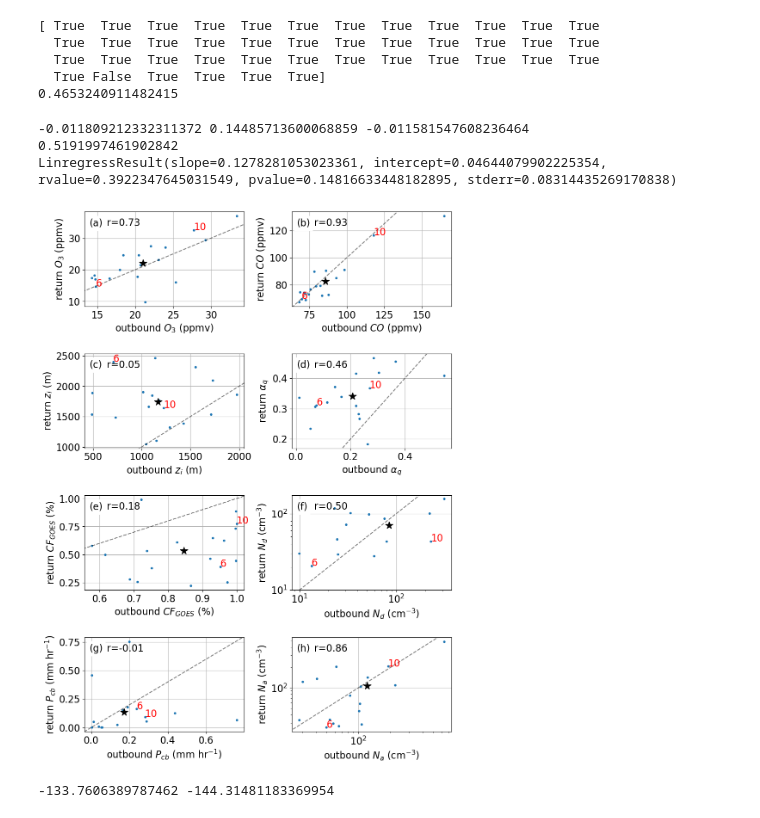
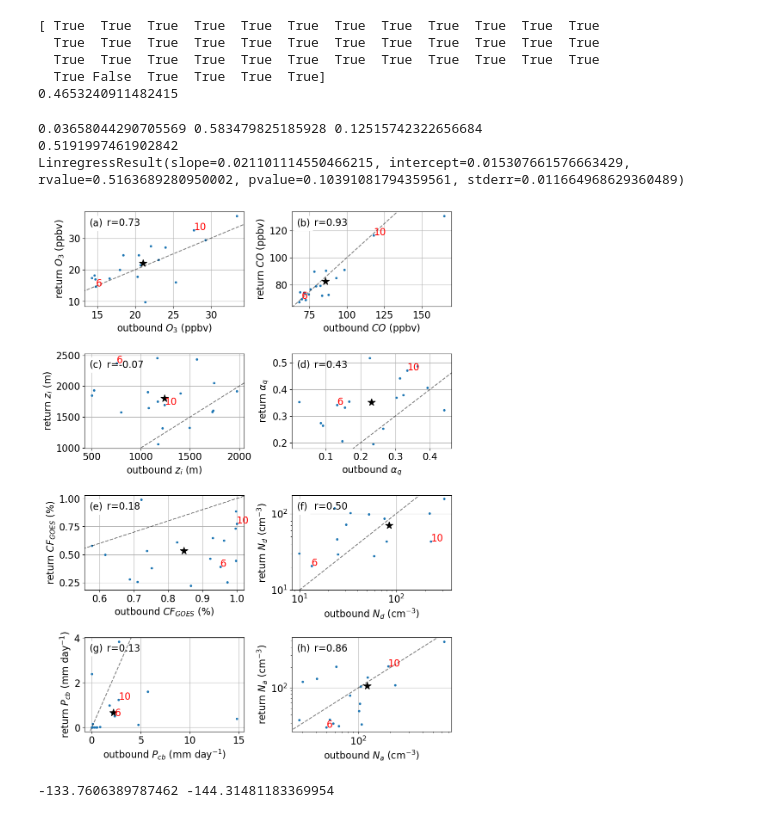
Before and after one commit to jkcm/lagrangian-cset, a Jupyter notebook: make_bigtable.ipynb, the cells around one changed output. Drawn from its saved outputs; the diff is of its cells as text; code cells hidden in the pictures.

```diff
--- a/make_bigtable.ipynb
+++ b/make_bigtable.ipynb
@@ -21,14 +24,14 @@ The autoreload extension is already loaded. To reload it, use:
 # %%
 combined_cases = {}
 for key, case in lc.all_cases.items():
-#     if key not in [6, 10]:
-#         continue
+    if key not in [6, 10]:
+        continue
     print(key)
     TLC = lc.TrajectoryCase(case['TLC_name'])
     TLC.add_traj_data()
     ALC = lc.AircraftCase(case['ALC_name'])
     ALC.add_ERA_data()
-    ALC.add_precip_data()
+#     ALC.add_precip_data()
     CLC = lc.CombinedCase(ALC, TLC, number=key)
     combined_cases[key] = CLC
 #     CLC.plot(save=True)
@@ -74,12 +77,12 @@ dzidt_TLC = np.nanmean(dzi_vals)/(utils.as_datetime(df['ret_time'][num]) - utils
 #         zi_vals.append(np.nanmean(v[index]))
 # %%
 out_ret_vars = ['GOES_CF', 'EIS', 'LTS', 'delta_q', 'delta_T', 'CDP_Nd', 'CDP_Nd_p', 'zi', 'alpha_dec', 'UHSAS_Na',
-                'UHSAS_Na_cld', 'median_prec',
-                'mean_prec', 'O3', 'CO', 'SST', 'FT_RH', 'FT_q', 'FT_theta', 'zi_traj', 'lon_p']
+                'UHSAS_Na_cld', 'median_prec', 'prec_freq', 'cond_prec',# 'prec_freq_PZ',
+                'mean_prec', 'cond_prec_PZ', 'O3', 'CO', 'SST', 'FT_RH', 'FT_q', 'FT_theta', 'zi_traj', 'lon_p']
 fixed_vars = ['out_flight', 'out_seqs', 'ret_flight', 'ret_seqs', 'trajs', 'out_time', 'ret_time']
 cols = fixed_vars[:]
 [[cols.append('out_'+i), cols.append('ret_'+i), cols.append('diff_'+i)] for i in out_ret_vars]
-lone_vars = ['subs', 'entr', 'entr_TLC', 'dzidt_ALC', 'subs_700', 'shf', 'lhf']
+laone_vars = ['subs', 'subs_err', 'entr', 'entr_TLC', 'dzidt_ALC', 'subs_700', 'shf', 'lhf']
 cols = cols + lone_vars
 
 
@@ -793,49 +645,49 @@ def plot_coherence(df, varname, label, units='', ax=None, pmeans=False):
 fig, [[ax1, ax2], [ax3,ax4], [ax5, ax6], [ax7, ax8]] = plt.subplots(nrows=4, ncols=2, figsize=(11,16))
 
 
-plot_coherence(df, varname="O3", label='$O_3$', units="ppmv", ax=ax1)
-plot_coherence(df, varname="CO", label='$CO$', units="ppmv", ax=ax2)
+plot_coherence(df, varname="O3", label='$O_3$', units="ppbv", ax=ax1)
+plot_coherence(df, varname="CO", label='$CO$', units="ppbv", ax=ax2)
 plot_coherence(df, varname="zi", label='$z_i$', units="m", ax=ax3)
 plot_coherence(df, varname="alpha_dec", label=r'$\alpha_q$', units=None, ax=ax4)
 plot_coherence(df, varname="GOES_CF", label='$CF_{GOES}$', units="%", ax=ax5)
 plot_coherence(df, varname="CDP_Nd", label='$N_d$', units="cm$^{-3}$", ax=ax6)
-plot_coherence(df, varname="mean_prec", label='$P_{cb}$', units="mm hr$^{-1}$", ax=ax7)
+plot_coherence(df, varname="mean_prec", label='$P_{cb}$', units="mm day$^{-1}$", ax=ax7)
 plot_coherence(df, varname="UHSAS_Na", label=r'$N_a$', units="cm$^{-3}$", ax=ax8)
 
 
 ax6.set_yticks([10, 100])
 
 fig.subplots_adjust(hspace=0.5, wspace=0.3)
 
 for axi, l in zip([ax1, ax2, ax3, ax4, ax5, ax6, ax7, ax8], 'abcdefgh'):
     axi.annotate('({})'.format(l), xy=(0.03, 0.85), xycoords='axes fraction', backgroundcolor='white', fontsize=16)
 ""
 
 fig.savefig(os.path.join(utils.plot_dir, "3_Lagrangian_coherence.png"), dpi=600, bbox_inches='tight')
 
 
 
 
 
 Na_out = np.array(df['out_UHSAS_Na'].values.astype(float))
 Na_ret = np.array(df['ret_UHSAS_Na'].values.astype(float))
 index = np.logical_and(np.logical_and(~np.isnan(Na_out), ~np.isnan(Na_ret)),  Na_out < 500)
 # index = np.logical_and(~np.isnan(Na_out), ~np.isnan(Na_ret))
 slope, intercept, r_value, p_value, std_err = stats.linregress(Na_out[index], Na_ret[index])
 
 print(r_value)
 
 prcp_out = np.array(df['out_mean_prec'].values.astype(float))
 prcp_ret = np.array(df['ret_mean_prec'].values.astype(float))
 index = np.logical_and(np.logical_and(~np.isnan(prcp_out), ~np.isnan(prcp_ret)),  prcp_ret < 0.25)
 # index = np.logical_and(~np.isnan(Na_out), ~np.isnan(Na_ret))
 lr = stats.linregress(prcp_out[index], prcp_ret[index])
 print(lr)
 # %% [output]
--0.011809212332311372 0.14485713600068859 -0.011581547608236464
+0.03658044290705569 0.583479825185928 0.12515742322656684
 0.5191997461902842
-LinregressResult(slope=0.1278281053023361, intercept=0.04644079902225354, rvalue=0.3922347645031549, pvalue=0.14816633448182895, stderr=0.08314435269170838)
+LinregressResult(slope=0.021101114550466215, intercept=0.015307661576663429, rvalue=0.5163689280950002, pvalue=0.10391081794359561, stderr=0.011664968629360489)
-[figure, old version]
+[figure, new version]
 # %%
 plot_coherence(df, varname="lon_p", label='$lon\'$', units="$^{\circ}$", pmeans=True)
 # %% [output]
```
Also changed, not shown: parts of 41 cells of this notebook, 16 other files.
